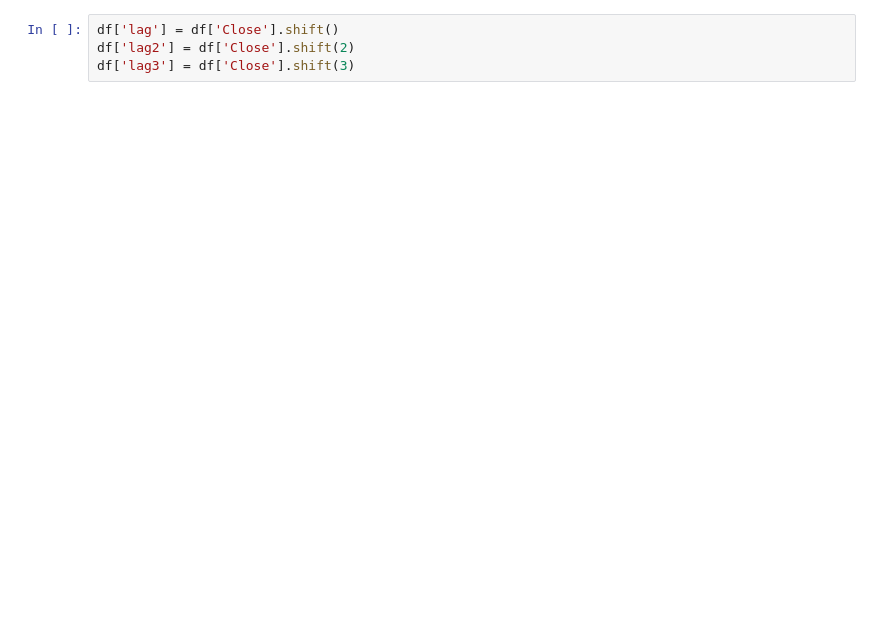
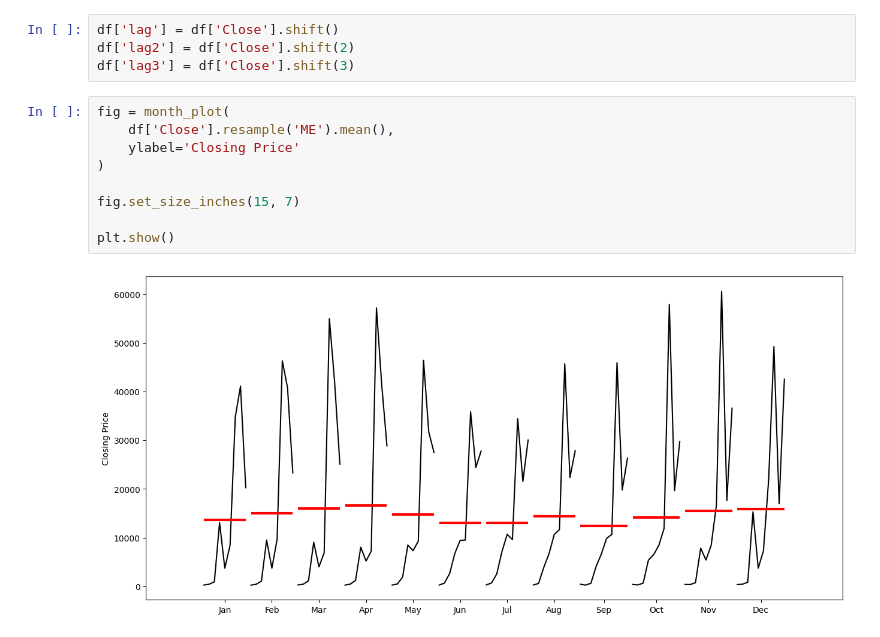
Before and after one commit to fwu27/Test, a Jupyter notebook: bitcoin_prices.ipynb, the cells around one changed output. Drawn from its saved outputs; the diff is of its cells as text; blank space fills up the shorter version.

```diff
--- a/bitcoin_prices.ipynb
+++ b/bitcoin_prices.ipynb
@@ -151,3 +153,14 @@ df.head()
 df['lag'] = df['Close'].shift()
 df['lag2'] = df['Close'].shift(2)
 df['lag3'] = df['Close'].shift(3)
+# %%
+fig = month_plot(
+    df['Close'].resample('ME').mean(),
+    ylabel='Closing Price'
+)
+
+fig.set_size_inches(15, 7)
+
+plt.show()
+# %% [output]
+[figure, added]
```
Also changed, not shown: parts of 3 cells of this notebook.
